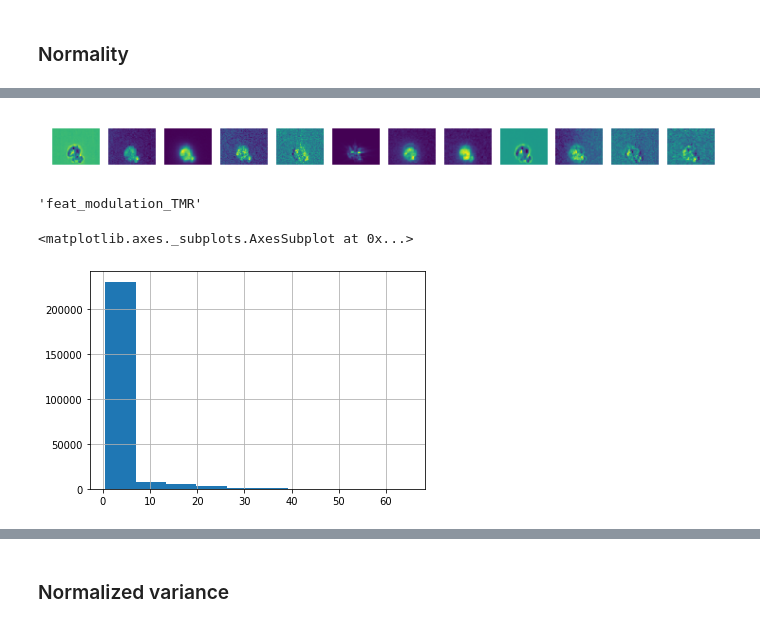
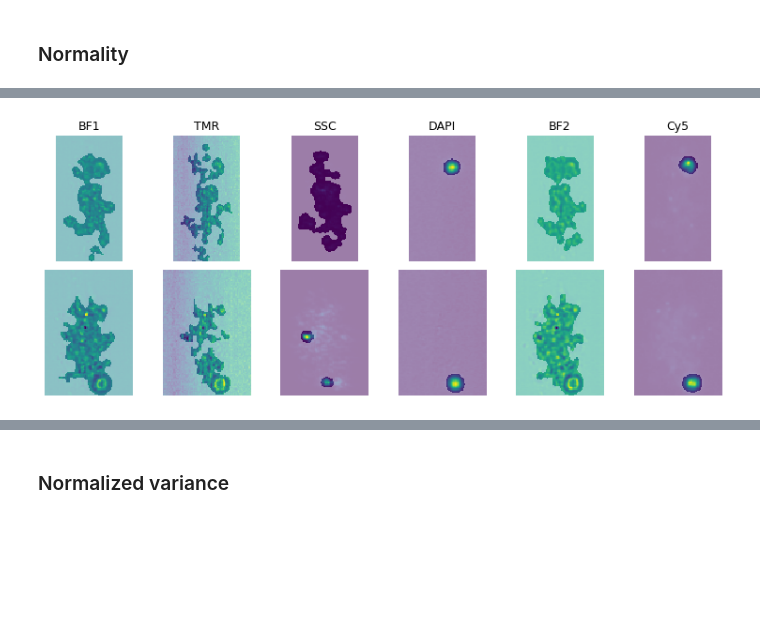
Before and after one commit to harel-coffee/SCIP-use-case-workflows-auto, a Jupyter notebook: notebooks/QC/ehv_quality_control.ipynb, the cells around one changed output, grey strips where cells are left out. Drawn from its saved outputs; the diff is of its cells as text; code cells hidden in the pictures; blank space fills up the shorter version.

```diff
--- a/notebooks/QC/ehv_quality_control.ipynb
+++ b/notebooks/QC/ehv_quality_control.ipynb
@@ -44,0 +57,3 @@ df.shape
+# %%
+df = df[sel]
+df.shape
@@ -138,5 +157,3 @@ TMR      ASM              4
          correlation      4
          energy           2
 Name: name, dtype: int64
-# %%
-df = df.drop(columns=cols)
@@ -206,6 +219,6 @@ for col in df.filter(regex="feat"):
 # %%
 cols, amount = [], []
-for col in df.filter(regex="feat"):
+for col in df.drop(columns=df.filter(regex="(TMR|Cy5)$")).filter(regex="feat"):
     q1, q3 = numpy.percentile(df[col], [25, 75])
     cutoff = q3 + (q3-q1)*1.5
     a = (df[col] > cutoff).sum()
@@ -249,5 +244,5 @@ u, c = numpy.unique(amount, return_counts=True)
 # %%
-tmp = cols[numpy.where(amount > 15000)]
+tmp = cols[numpy.where(amount > 12000)]
 # %%
 tmp[0]
 # %% [output]
@@ -302,14 +269,5 @@ df[tmp[1]].hist()
 # %%
-sel1 = df[tmp[1]] > 20
-plot_gate_zarr_channels(sel1, df)
+sel1 = df[tmp[1]] > 1e11
+plot_gate_zarr_channels([sel1], df, maxn=3, channel_ind=[0,1,3,4,5,6], channel_names=["BF1", "TMR", "SSC", "DAPI", "BF2", "Cy5"])
 # %% [output]
-[figure, old version]
+[figure, new version]
-# %%
-tmp[2]
-# %% [output]
-'feat_modulation_TMR'
-# %%
-df[tmp[2]].hist()
-# %% [output]
-<matplotlib.axes._subplots.AxesSubplot at 0x...>
-[figure, removed]
```
Also changed, not shown: parts of 86 cells of this notebook, 5 other files.
